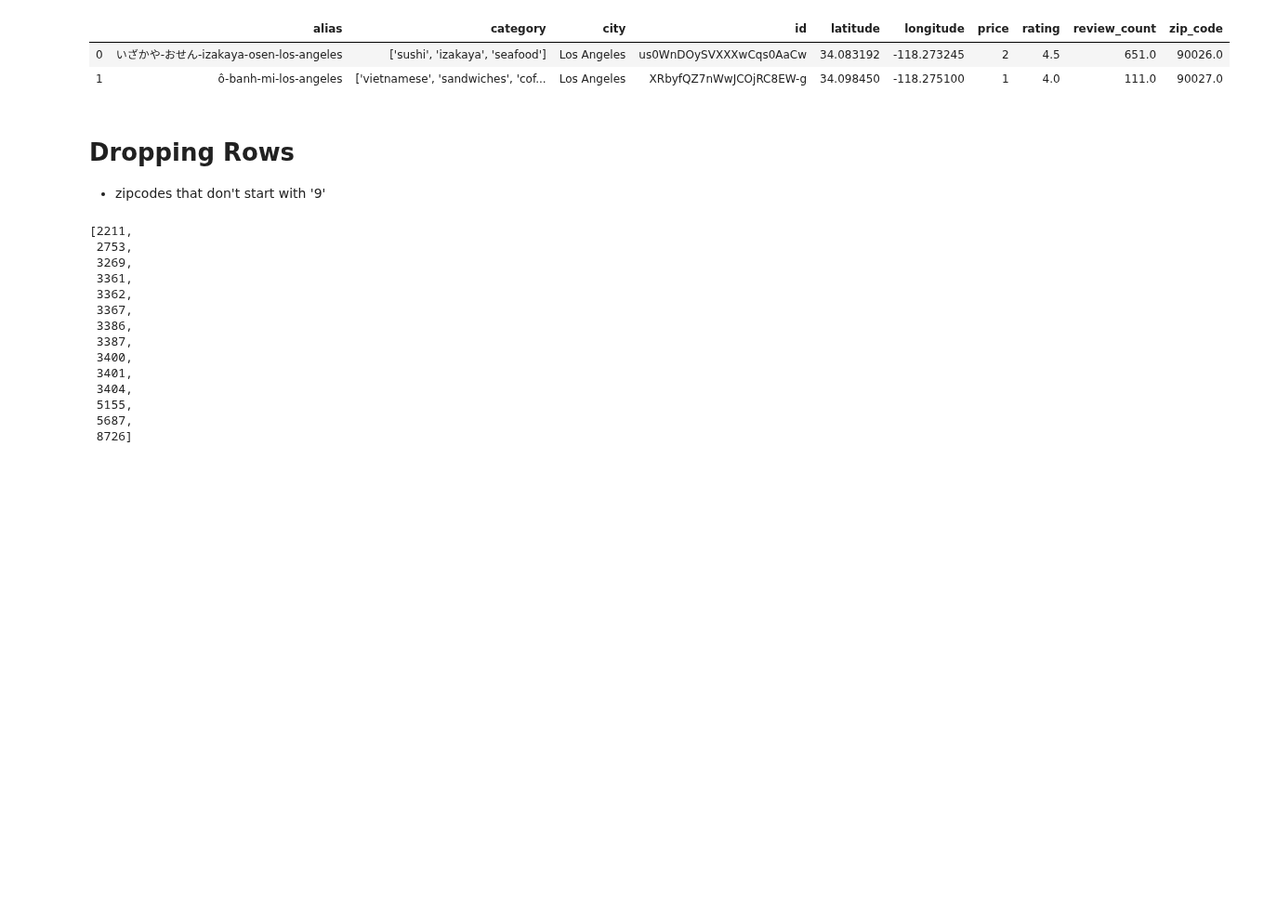
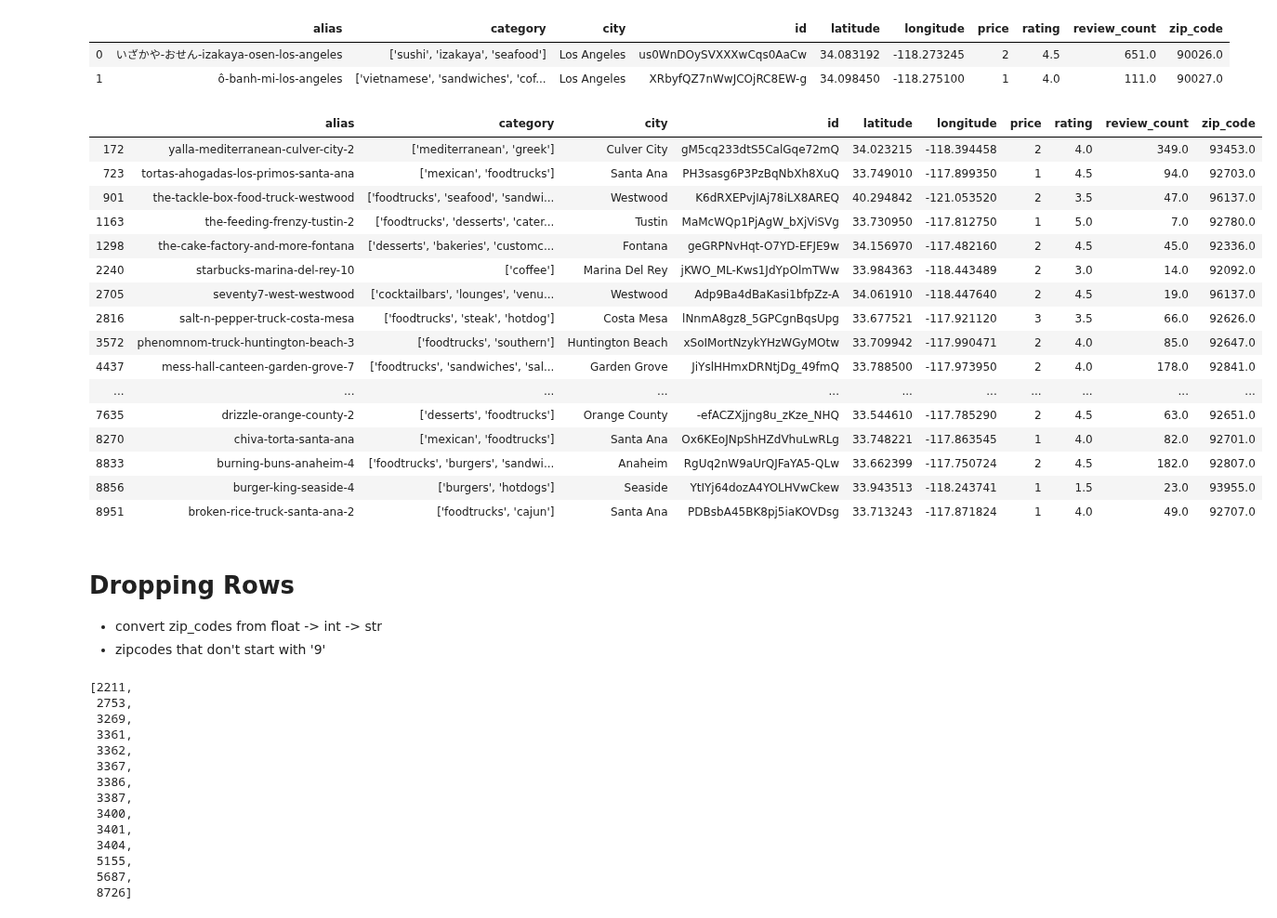
Before and after one commit to aejsong/Predicting-Neighborhood-Affluence-with-Yelp, a Jupyter notebook: Code/02 - Yelp Data Merging & Cleaning.ipynb, the cells around one changed output. Shown at 93% size. Drawn from its saved outputs; the diff is of its cells as text; code cells hidden in the pictures; blank space fills up the shorter version.

```diff
--- a/Code/02 - Yelp Data Merging & Cleaning.ipynb
+++ b/Code/02 - Yelp Data Merging & Cleaning.ipynb
@@ -148,19 +148,37 @@ zip_code        0
 dtype: int64
 # %% [markdown]
 # Replacing \\$ in price to numbers
-# %%
-master_df['price'] = master_df['price'].replace('$', 1)
-master_df['price'] = master_df['price'].replace('$$', 2)
-master_df['price'] = master_df['price'].replace('$$$', 3)
-master_df['price'] = master_df['price'].replace('$$$$', 4)
+# %%
+master_df['price'] = master_df['price'].map({'$$$$':4, '$$$':3, '$$':2,'$':1})
 # %%
 master_df.head(2)
 # %% [output]
 |  | alias | category | city | id | latitude | longitude | price | rating | review_count | zip_code |
 | 0 | いざかや-おせん-izakaya-osen-los-angeles | ['sushi', 'izakaya', 'seafood'] | Los Angeles | us0WnDOySVXXXwCqs0AaCw | 34.083192 | -118.273245 | 2 | 4.5 | 651.0 | 90026.0 |
 | 1 | ô-banh-mi-los-angeles | ['vietnamese', 'sandwiches', 'cof... | Los Angeles | XRbyfQZ7nWwJCOjRC8EW-g | 34.098450 | -118.275100 | 1 | 4.0 | 111.0 | 90027.0 |
+# %%
+master_df.loc[master_df['latitude']>]
+# %% [output]
+|  | alias | category | city | id | latitude | longitude | price | rating | review_count | zip_code |
+| 172 | yalla-mediterranean-culver-city-2 | ['mediterranean', 'greek'] | Culver City | gM5cq233dtS5CalGqe72mQ | 34.023215 | -118.394458 | 2 | 4.0 | 349.0 | 93453.0 |
+| 723 | tortas-ahogadas-los-primos-santa-ana | ['mexican', 'foodtrucks'] | Santa Ana | PH3sasg6P3PzBqNbXh8XuQ | 33.749010 | -117.899350 | 1 | 4.5 | 94.0 | 92703.0 |
+| 901 | the-tackle-box-food-truck-westwood | ['foodtrucks', 'seafood', 'sandwi... | Westwood | K6dRXEPvjIAj78iLX8AREQ | 40.294842 | -121.053520 | 2 | 3.5 | 47.0 | 96137.0 |
+| 1163 | the-feeding-frenzy-tustin-2 | ['foodtrucks', 'desserts', 'cater... | Tustin | MaMcWQp1PjAgW_bXjViSVg | 33.730950 | -117.812750 | 1 | 5.0 | 7.0 | 92780.0 |
+| 1298 | the-cake-factory-and-more-fontana | ['desserts', 'bakeries', 'customc... | Fontana | geGRPNvHqt-O7YD-EFJE9w | 34.156970 | -117.482160 | 2 | 4.5 | 45.0 | 92336.0 |
+| 2240 | starbucks-marina-del-rey-10 | ['coffee'] | Marina Del Rey | jKWO_ML-Kws1JdYpOlmTWw | 33.984363 | -118.443489 | 2 | 3.0 | 14.0 | 92092.0 |
+| 2705 | seventy7-west-westwood | ['cocktailbars', 'lounges', 'venu... | Westwood | Adp9Ba4dBaKasi1bfpZz-A | 34.061910 | -118.447640 | 2 | 4.5 | 19.0 | 96137.0 |
+| 2816 | salt-n-pepper-truck-costa-mesa | ['foodtrucks', 'steak', 'hotdog'] | Costa Mesa | lNnmA8gz8_5GPCgnBqsUpg | 33.677521 | -117.921120 | 3 | 3.5 | 66.0 | 92626.0 |
+| 3572 | phenomnom-truck-huntington-beach-3 | ['foodtrucks', 'southern'] | Huntington Beach | xSoIMortNzykYHzWGyMOtw | 33.709942 | -117.990471 | 2 | 4.0 | 85.0 | 92647.0 |
+| 4437 | mess-hall-canteen-garden-grove-7 | ['foodtrucks', 'sandwiches', 'sal... | Garden Grove | JiYslHHmxDRNtjDg_49fmQ | 33.788500 | -117.973950 | 2 | 4.0 | 178.0 | 92841.0 |
+| ... | ... | ... | ... | ... | ... | ... | ... | ... | ... | ... |
+| 7635 | drizzle-orange-county-2 | ['desserts', 'foodtrucks'] | Orange County | -efACZXjjng8u_zKze_NHQ | 33.544610 | -117.785290 | 2 | 4.5 | 63.0 | 92651.0 |
+| 8270 | chiva-torta-santa-ana | ['mexican', 'foodtrucks'] | Santa Ana | Ox6KEoJNpShHZdVhuLwRLg | 33.748221 | -117.863545 | 1 | 4.0 | 82.0 | 92701.0 |
+| 8833 | burning-buns-anaheim-4 | ['foodtrucks', 'burgers', 'sandwi... | Anaheim | RgUq2nW9aUrQJFaYA5-QLw | 33.662399 | -117.750724 | 2 | 4.5 | 182.0 | 92807.0 |
+| 8856 | burger-king-seaside-4 | ['burgers', 'hotdogs'] | Seaside | YtIYj64dozA4YOLHVwCkew | 33.943513 | -118.243741 | 1 | 1.5 | 23.0 | 93955.0 |
+| 8951 | broken-rice-truck-santa-ana-2 | ['foodtrucks', 'cajun'] | Santa Ana | PDBsbA45BK8pj5iaKOVDsg | 33.713243 | -117.871824 | 1 | 4.0 | 49.0 | 92707.0 |
 # %% [markdown]
 # Dropping Rows
+- convert zip_codes from float -> int -> str
 - zipcodes that don't start with '9'
 # %%
 master_df = master_df.reset_index(drop=True)
```
Also changed, not shown: parts of 4 cells of this notebook, 3 other files.
